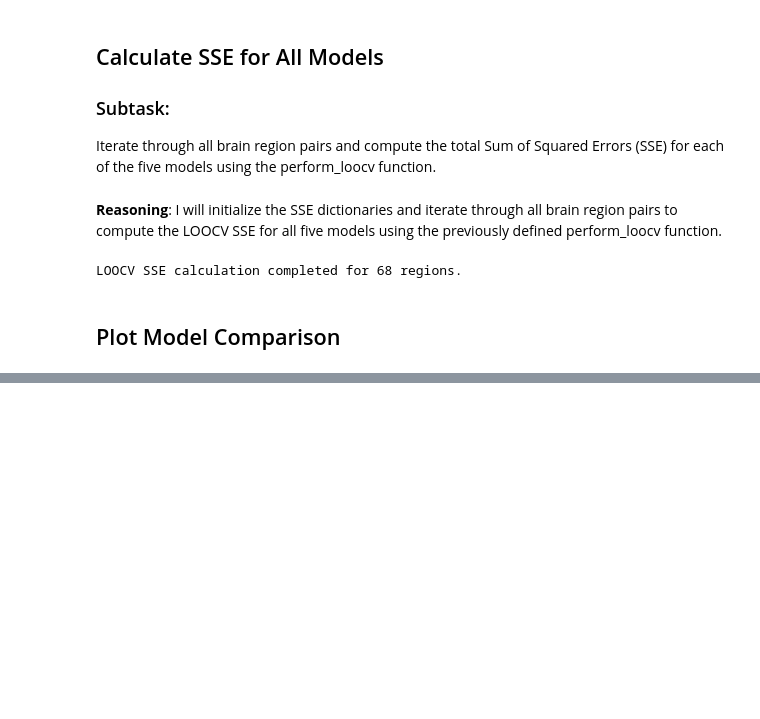
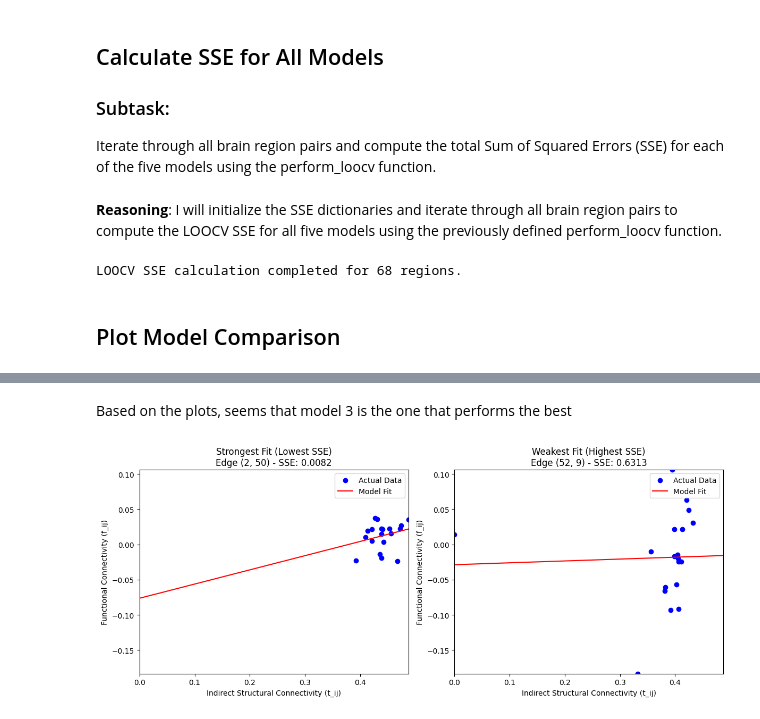
Before and after one commit to JamesHLS/Connectomes, a Jupyter notebook: Task2_3.ipynb, the cells around one changed output, grey strips where cells are left out. Drawn from its saved outputs; the diff is of its cells as text; code cells hidden in the pictures; blank space fills up the shorter version.

```diff
--- a/Task2_3.ipynb
+++ b/Task2_3.ipynb
@@ -342 +332,77 @@ Passing `palette` without assigning `hue` is deprecated and will be removed in v
 [figure]
+# %% [markdown]
+Based on the plots, seems that model 3 is the one that performs the best
+# %%
+# Get common keys present in both results and SSE for consistency
+common_keys = set(model3_results.keys()) & set(sse_model3.keys())
+
+# Filter sse_model3 to only include common keys
+filtered_sse_model3 = {k: sse_model3[k] for k in common_keys}
+
+if not filtered_sse_model3:
+    print("No common edges found between Model 3 results and SSE. Cannot plot best/worst fit.")
+else:
+    best_edge = min(filtered_sse_model3, key=filtered_sse_model3.get)
+    worst_edge = max(filtered_sse_model3, key=filtered_sse_model3.get)
+
+    edges_to_plot = {
+        "Strongest Fit (Lowest SSE)": best_edge,
+        "Weakest Fit (Highest SSE)": worst_edge
+    }
+
+    fig, axes = plt.subplots(1, 2, figsize=(12, 5))
+
+    all_t_ij_vals = []
+    all_f_ij_vals = []
+
+    for title, edge in edges_to_plot.items():
+        i, j = edge
+        t_ij_temp = np.array([T_matrices[s][i, j] for s in subjects])
+        f_ij_temp = np.array([functional[s][i, j] for s in subjects])
+        all_t_ij_vals.extend(t_ij_temp)
+        all_f_ij_vals.extend(f_ij_temp)
+
+    # Determine global min/max for consistent scaling
+    global_t_ij_min = min(all_t_ij_vals)
+    global_t_ij_max = max(all_t_ij_vals)
+    global_f_ij_min = min(all_f_ij_vals)
+    global_f_ij_max = max(all_f_ij_vals)
+
+    for ax_idx, (title, edge) in enumerate(edges_to_plot.items()):
+        ax = axes[ax_idx]
+        i, j = edge
+
+        # Use t_ij because model uses the indirect edges
+        t_ij = np.array([T_matrices[s][i, j] for s in subjects])
+        f_ij = np.array([functional[s][i, j] for s in subjects])
+
+        # Get model result for the current edge
+        model_result = model3_results[edge]
+
+        # For Model 3, it's fij = beta0 + beta1 * t_ij. params will have 2 elements.
+        intercept = model_result.params[0]
+        slope = model_result.params[1]
+
+        # Scatter plot of the raw data
+        ax.scatter(t_ij, f_ij, color='blue', label='Actual Data')
+
+        # Plot the regression line
+        # We use global min and max of t_ij to draw the line across the full range of the data
+        x_vals = np.linspace(global_t_ij_min, global_t_ij_max, 100)
+        y_vals = intercept + slope * x_vals
+        ax.plot(x_vals, y_vals, color='red', label='Model Fit')
+
+        # Formatting the plot
+        ax.set_title(f"{title}\nEdge ({i}, {j}) - SSE: {sse_model3[edge]:.4f}")
+        ax.set_xlabel("Indirect Structural Connectivity (t_ij)")
+        ax.set_ylabel("Functional Connectivity (f_ij)")
+        ax.legend()
+
+        # Set consistent x and y limits
+        ax.set_xlim(global_t_ij_min, global_t_ij_max)
+        ax.set_ylim(global_f_ij_min, global_f_ij_max)
+
+    plt.tight_layout()
+    plt.show()
+# %% [output]
+[figure, added]
```
Also changed, not shown: parts of 3 cells of this notebook.
